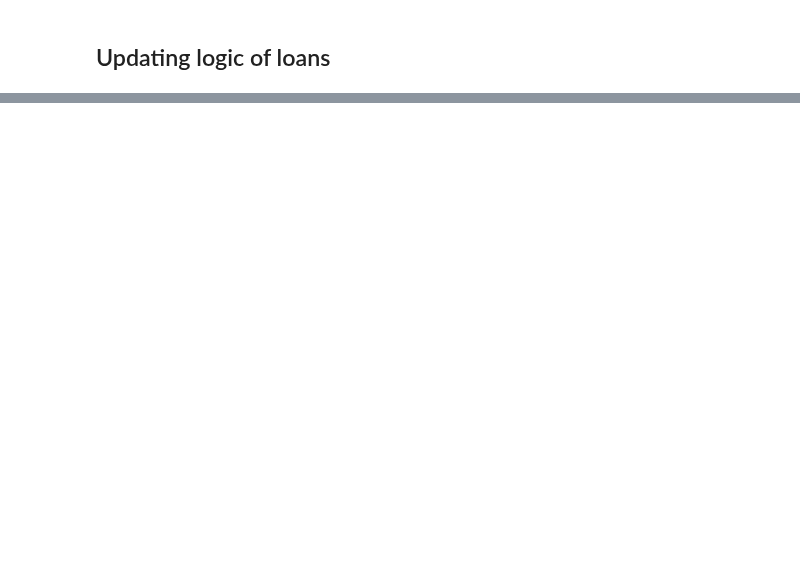
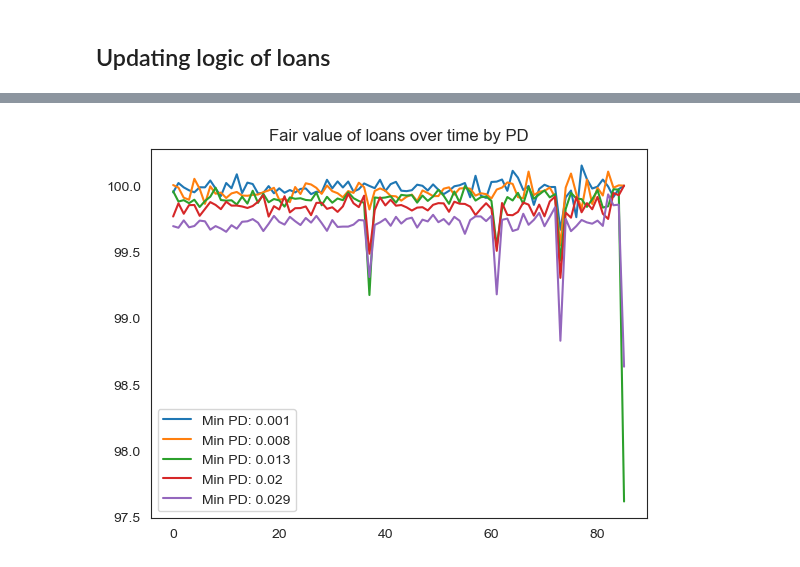
Before and after one commit to mithilpujar/capstone, a Jupyter notebook: Loan Object Demonstration.ipynb, the cells around one changed output, grey strips where cells are left out. Drawn from its saved outputs; the diff is of its cells as text; code cells hidden in the pictures; blank space fills up the shorter version.

```diff
--- a/Loan Object Demonstration.ipynb
+++ b/Loan Object Demonstration.ipynb
@@ -198,0 +250,30 @@ Loan Attributes {'id': 'fc0ab400-9f84-4816-a7f0-df2cef380cb6', 'maturity': 72, '
+# %%
+# using the same loans we will also observe the fair value of the loans over time seperating by PD
+# we start by dividing the loans into 5 groups based on their PD, then we will plot the average fair value of each group
+
+# Seperate loans into 5 pd groups
+df_loans['pd_group'] = pd.qcut(df_loans['pd'], 5, labels=False)
+
+# Get unique PD groups
+unique_pd_groups = sorted(df_loans['pd_group'].unique())
+
+# Separate DataFrame by PD group
+for pd_group in unique_pd_groups:
+    filtered_df = df_loans[df_loans['pd_group'] == pd_group]
+    # taking the axis 0 mean of the fair value history of the loans with the same PD group
+    max_length = max(filtered_df['fair_value_history'].apply(len))
+
+    # Pad shorter lists with NaN
+    padded_lists = filtered_df['fair_value_history'].apply(lambda x: x + [np.nan] * (max_length - len(x)))
+
+    # Convert the list of lists into a 2D numpy array for easy mean calculation
+    array = np.array(padded_lists.tolist())
+
+    # Calculate the mean across the first axis, ignoring NaNs
+    mean_fair_value_history = np.nanmean(array, axis=0)
+
+    plt.plot(mean_fair_value_history, label=f"Min PD: {round(min(filtered_df['pd']), 3)}")
+    plt.title('Fair value of loans over time by PD')
+    plt.legend()
+# %% [output]
+[figure, added]
```
Also changed, not shown: parts of 4 cells of this notebook, 6 other files.
